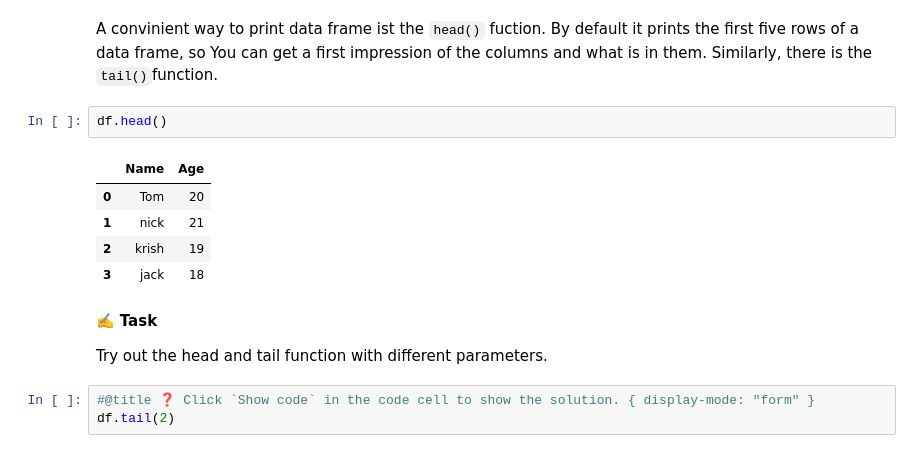
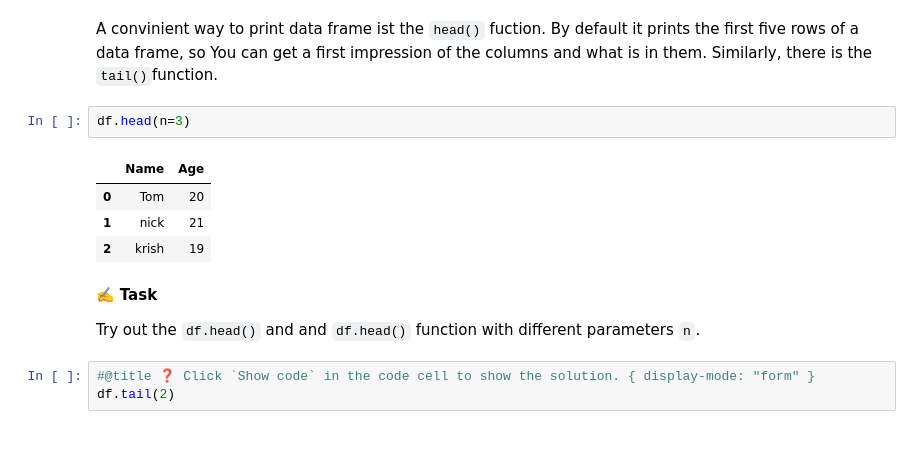
Before and after one commit to jhumci/BLT_BDS, a Jupyter notebook: 1_Visualisierung_und_Datenbanken.ipynb, the cells around one changed output. Cells and saved outputs as stored; diff of their text form.

````diff
--- a/1_Visualisierung_und_Datenbanken.ipynb
+++ b/1_Visualisierung_und_Datenbanken.ipynb
@@ -108,17 +102,16 @@ print(df)
 # %% [markdown]
 A convinient way to print data frame ist the ```head()``` fuction. By default it prints the first five rows of a data frame, so You can get a first impression of the columns and what is in them. Similarly, there is the ```tail()```function.
 # %%
-df.head()
+df.head(n=3)
 # %% [output]
 |  | Name | Age |
 | 0 | Tom | 20 |
 | 1 | nick | 21 |
 | 2 | krish | 19 |
-| 3 | jack | 18 |
 # %% [markdown]
 ✍️ **Task**
 
-Try out the head and tail function with different parameters.
+Try out the `df.head()` and and `df.head()` function with different parameters `n`.
 # %%
 #@title ❓ Click `Show code` in the code cell to show the solution. { display-mode: "form" }
 df.tail(2)
````
Also changed, not shown: parts of 26 cells of this notebook, 3 other files.
